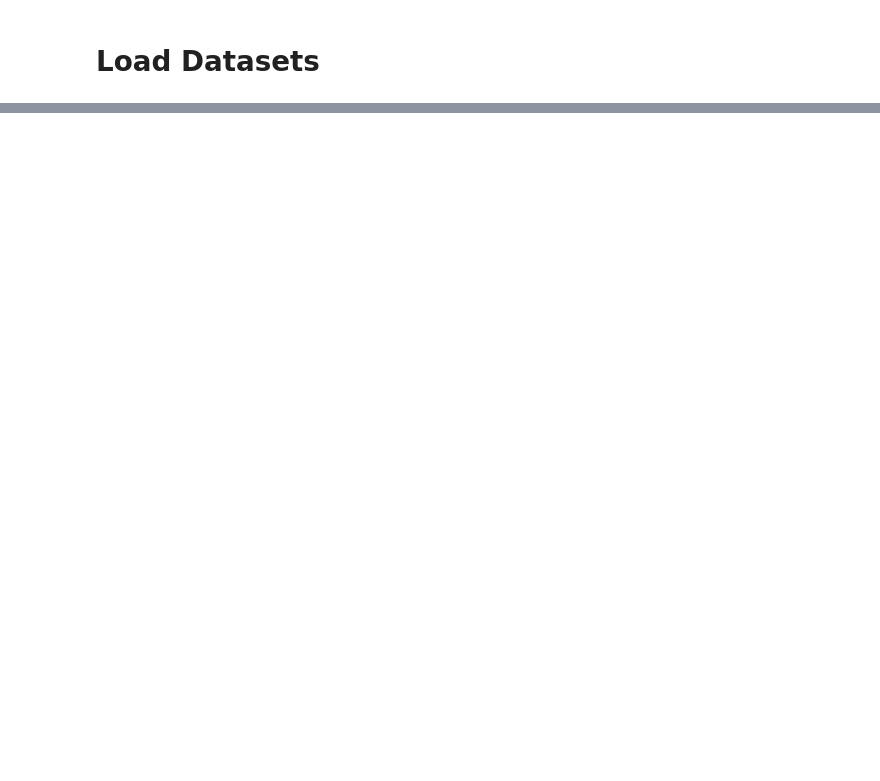
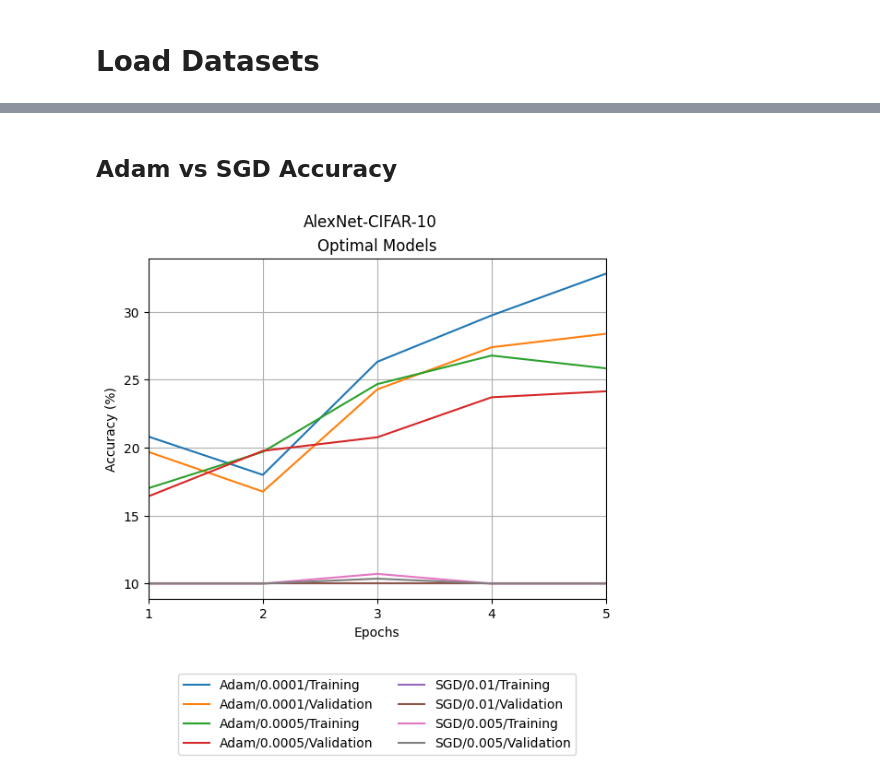
Before and after one commit to khlkeeton/MLProj, a Jupyter notebook: AlexNet_CIFAR10.ipynb, the cells around one changed output, grey strips where cells are left out. Drawn from its saved outputs; the diff is of its cells as text; code cells hidden in the pictures; blank space fills up the shorter version.

```diff
--- a/AlexNet_CIFAR10.ipynb
+++ b/AlexNet_CIFAR10.ipynb
@@ -279,0 +403,10 @@ for metrics in metrics_training_sgd:
+# %%
+print('Adam Metrics')
+for metrics in models_training_adam:
+    metrics.PrintEpochs()
+    print()
+
+print('SGD Metrics')
+for metrics in models_training_sgd:
+    metrics.PrintEpochs()
+    print()
@@ -279,0 +466,21 @@ for metrics in metrics_training_sgd:
+# %%
+def PlotAccuracy(metrics):
+    plt.close()
+    range_epochs = range(1, epoch_training_limit+1)
+
+    for wrapper in metrics:
+        plt.plot(range_epochs, [value * 100 for value in wrapper.accuracy_training], label=f'{wrapper.optimizer}/{wrapper.learning_rate}/Training') # training accuracy
+        plt.plot(range_epochs, [value * 100 for value in wrapper.accuracy_valid], label=f'{wrapper.optimizer}/{wrapper.learning_rate}/Validation') # validation accuracy
+
+    plt.suptitle(f'{neural_net}-{dataset}') # Super Title
+    plt.title(f'Optimal Models') # Title
+    plt.legend(bbox_to_anchor=(0.5, -0.2), loc='upper center', ncol=2)
+    plt.grid(True)
+
+    plt.xlabel('Epochs')
+    plt.xlim(1, epoch_training_limit)
+    plt.xticks(range_epochs)
+
+    plt.ylabel('Accuracy (%)')
+
+    plt.show()
@@ -279,0 +499,6 @@ for metrics in metrics_training_sgd:
+# %% [markdown]
+## Adam vs SGD Accuracy
+# %%
+PlotAccuracy((models_training_adam + models_training_sgd))
+# %% [output]
+[figure, added]
```
Also changed, not shown: parts of 53 cells of this notebook.
